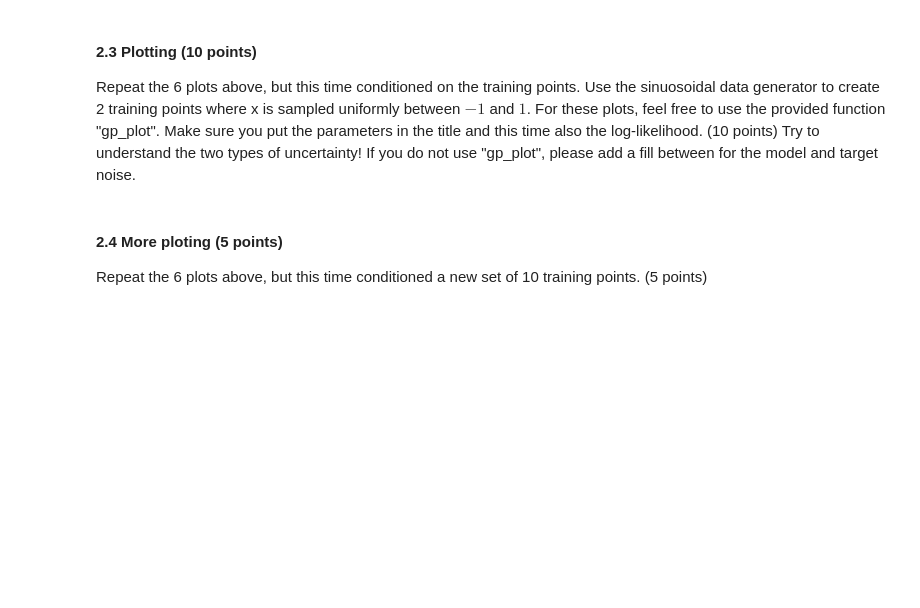
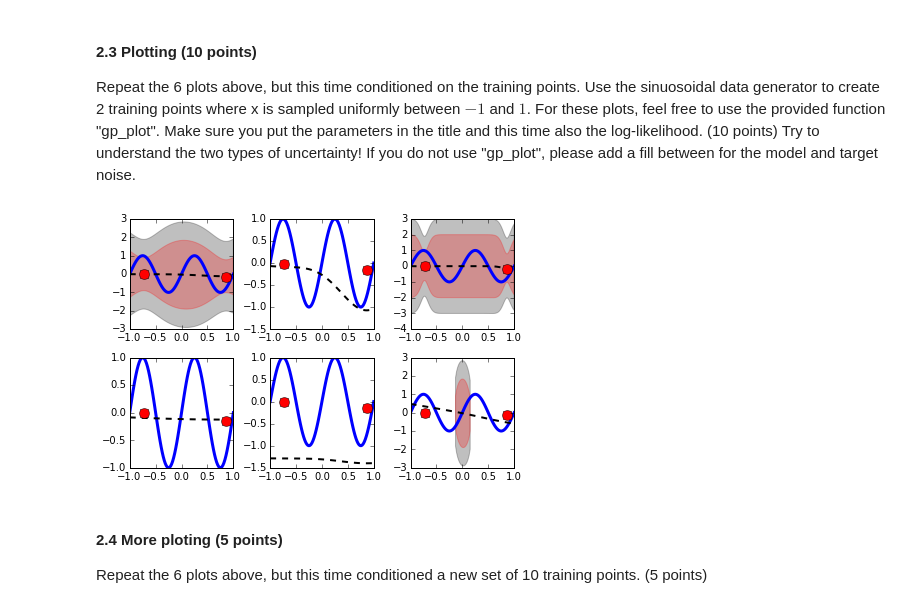
Before and after one commit to UnarmedLad/Machine-Learning-1, a Jupyter notebook: Lab3.ipynb, the cells around one changed output. Cells and saved outputs as stored; diff of their text form; code cells hidden in the pictures; blank space fills up the shorter version.

```diff
--- a/Lab3.ipynb
+++ b/Lab3.ipynb
@@ -136,11 +152,19 @@ def k_n_m(xn, xm, thetas):
 # %% [markdown]
 #### 2.2 gp_log_likelihood(...) (10 points)
 Later, to learn the hyperparameters, we will need to compute the log-likelihood of the of the training data.  Implicitly, this is conditioned on the value setting for $\thetav$.  Write a function "gp_log_likelihood( x_train, t_train, theta, C = None, invC = None )", where C and invC can be stored and reused.  (10 points)
+# %%
+def gp_log_likelihood( x_train, t_train, theta, C = None, invC = None):
+    if C == None:
+        1/0 #todo we hebben beta niet, hoe wil je dit berekenen??
+    if invC == None:
+        invC = np.linalg.inv(C)
+    ln_p = -0.5*np.log(det(C)) - 0.5*np.dot(t_train.T, np.dot(invC, t_train)) - len(x_train)/2*np.log(2*np.pi)
+    return C, invC, ln_p
 # %% [markdown]
 #### 2.3 Plotting (10 points)
 Repeat the 6 plots above, but this time conditioned on the training points.  Use the sinuosoidal data generator to create 2 training points where x is sampled uniformly between $-1$ and $1$.  For these plots, feel free to use the provided function "gp_plot".  Make sure you put the parameters in the title and this time also the log-likelihood. (10 points)  Try to understand the two types of uncertainty!  If you do not use "gp_plot", please add a fill between for the model and target noise.
 # %%
-def gp_plot( x_test, y_test, mu_test, var_test, x_train, t_train, theta, beta ):
+def gp_plot( ax, x_test, y_test, mu_test, var_test, x_train, t_train, theta, beta ):
     # x_test:   the test data
     # y_test:   the true function at x_test
     # mu_test:  predictive mean at x_test
@@ -154,11 +178,30 @@ def gp_plot( x_test, y_test, mu_test, var_test, x_train, t_train, theta, beta ):
     std_model = np.sqrt( std_total**2 - 1.0/beta ) # remove data noise to get model uncertainty in stddev
     std_combo = std_model + np.sqrt( 1.0/beta )    # add stddev (note: not the same as full)
 
-    pp.plot( x_test, y_test, 'b', lw=3)
-    pp.plot( x_test, mu_test, 'k--', lw=2 )
-    pp.fill_between( x_test, mu_test+2*std_combo,mu_test-2*std_combo, color='k', alpha=0.25 )
-    pp.fill_between( x_test, mu_test+2*std_model,mu_test-2*std_model, color='r', alpha=0.25 )
-    pp.plot( x_train, t_train, 'ro', ms=10 )
+    ax.plot( x_test, y_test, 'b', lw=3)
+    ax.plot( x_test, mu_test, 'k--', lw=2 )
+    ax.fill_between( x_test, mu_test+2*std_combo,mu_test-2*std_combo, color='k', alpha=0.25 )
+    ax.fill_between( x_test, mu_test+2*std_model,mu_test-2*std_model, color='r', alpha=0.25 )
+    ax.plot( x_train, t_train, 'ro', ms=10 )
+# %%
+#TODO dit klopt nog niet
+def plotstuff( x_train, t_train):
+    f,axarr = subplots(2,3)
+    f.tight_layout()
+
+    C = None
+    invC = None
+    for i in range(2):
+        for j in range(3):
+            C, invC, mu_test, var_test = gp_predictive_distribution( x_train, t_train, x_test, thetas[i][j], beta, C, invC)
+            C, invC, ln_p = gp_log_likelihood( x_train, t_train, thetas[i][j], C, invC)
+            gp_plot( axarr[i,j], x_test, y_test, mu_test, var_test, x_train, t_train, thetas[i][j], beta)
+
+x_train = np.random.rand(2)*2-1
+t_train = generate_t( x_train, sigma )
+plotstuff(x_train, t_train)
+# %% [output]
+[figure, added]
 # %% [markdown]
 #### 2.4 More ploting (5 points)
 Repeat the 6 plots above, but this time conditioned a new set of 10 training points. (5 points)
```
Also changed, not shown: parts of 9 cells of this notebook.
